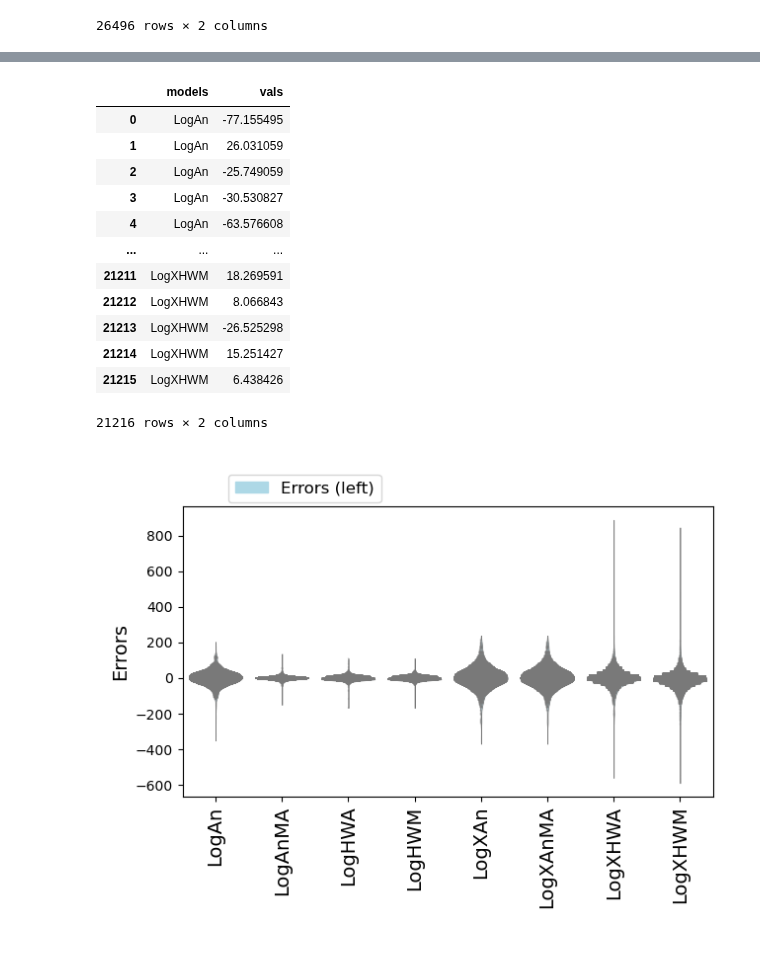
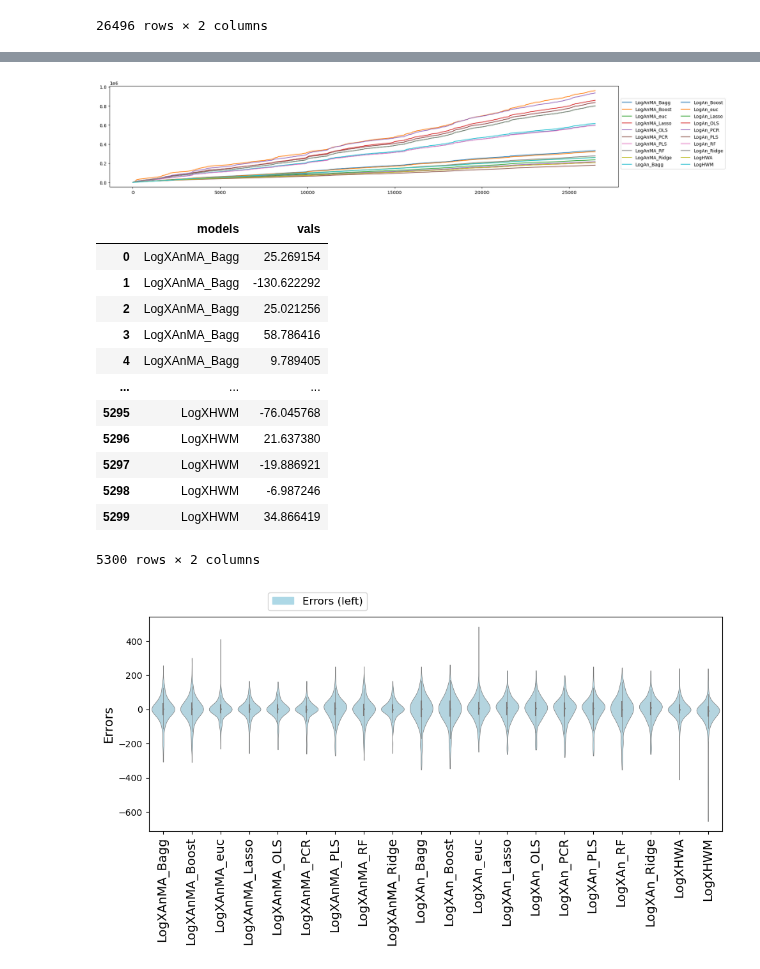
Before and after one commit to urieliram/analog, a Jupyter notebook: test.ipynb, the cells around one changed output, grey strips where cells are left out. Cells and saved outputs as stored; diff of their text form; code cells hidden in the pictures.

```diff
--- a/test.ipynb
+++ b/test.ipynb
@@ -243,23 +258,15 @@ plt.show()
 # %%
-a_methods = [
-    df_LogAn,
-    df_LogAnMA,
-    df_LogHWA,
-    df_LogHWM
-]
+d_errors = []
+df_serie4x_sel = df_serie4.iloc[49247:75767]
+for k in dict_df.keys():
+    if 'X' in k:
+        ts_e = df_serie4x_sel.reset_index().SERIE4 - dict_df[k].reset_index().y_pred
 
-d_errors = []
-for m in a_methods:
-    ts_e = df_serie4_sel.reset_index().SERIE4 - m.reset_index().y_pred
+    else:
+        ts_e = df_serie4_sel.reset_index().SERIE4 - dict_df[k].reset_index().y_pred
     d_errors.append(pd.Series(ts_e))
 df_errors = pd.DataFrame(d_errors)
-
 df_errors = df_errors.T
-df_errors.columns = [
-    'LogAn',
-    'LogAnMA',
-    'LogHWA',
-    'LogHWM'
-]
+df_errors.columns = dict_df.keys()
 df_errors
 # %% [output]
@@ -346,0 +286,3 @@ plt.show()
+# %%
+df_errors_x = df_errors[[c for c in df_errors.columns if 'X' in c]]
+df_errors_not_x = df_errors[[c for c in df_errors.columns if 'X' not in c]]
@@ -347,37 +298,46 @@ plt.show()
+# %%
+plt.figure(figsize=(20, 4))
+for c in df_errors_not_x.columns:
+    plt.plot(df_errors_not_x[c].abs().cumsum(), label = c)
+
+plt.legend(bbox_to_anchor=(1, 0.9), ncol = 2)
+plt.show()
+# %% [output]
+[figure, added]
 # %%
-df_errors_samp = df_errors_def.sample(frac=0.10)
+df_errors_x_samp = df_errors_x.sample(frac=0.01)
 # https://stackoverflow.com/a/46134162
-df_errors_melt = df_errors_samp.melt(var_name='models', value_name='vals')
-df_errors_melt
+df_errors_x_melt = df_errors_x_samp.melt(var_name='models', value_name='vals')
+df_errors_x_melt
 # %% [output]
 |  | models | vals |
-| 0 | LogAn | -77.155495 |
-| 1 | LogAn | 26.031059 |
-| 2 | LogAn | -25.749059 |
-| 3 | LogAn | -30.530827 |
-| 4 | LogAn | -63.576608 |
+| 0 | LogXAnMA_Bagg | 25.269154 |
+| 1 | LogXAnMA_Bagg | -130.622292 |
+| 2 | LogXAnMA_Bagg | 25.021256 |
+| 3 | LogXAnMA_Bagg | 58.786416 |
+| 4 | LogXAnMA_Bagg | 9.789405 |
 | ... | ... | ... |
-| 21211 | LogXHWM | 18.269591 |
-| 21212 | LogXHWM | 8.066843 |
-| 21213 | LogXHWM | -26.525298 |
-| 21214 | LogXHWM | 15.251427 |
-| 21215 | LogXHWM | 6.438426 |
+| 5295 | LogXHWM | -76.045768 |
+| 5296 | LogXHWM | 21.637380 |
+| 5297 | LogXHWM | -19.886921 |
+| 5298 | LogXHWM | -6.987246 |
+| 5299 | LogXHWM | 34.866419 |
-21216 rows × 2 columns
+5300 rows × 2 columns
 # %%
 # [ ] Gráfica a partir de muestreo de datos
 # [ ] Línea de tiempos
 # [ ] Ordenar por menor MAE
-plt.figure()
-sns.violinplot(x="models", y="vals", data=df_errors_melt, cut=0, inner = 'stick', scale = 'width', linewidth = 0.5, color = 'lightblue')
+plt.figure(figsize=(10, 6))
+sns.violinplot(x="models", y="vals", data=df_errors_x_melt, cut=0, scale = 'width', linewidth = 0.5, color = 'lightblue')
 plt.xticks(rotation = 90, fontsize = 14)
 plt.ylabel('Errors', fontsize = 14)
 plt.xlabel('')
 patch = mpatches.Patch(color='lightblue', label='Errors (left)')
 #plt.axvline(1, color = 'k', linestyle = '--', linewidth = 1)
 # Simple arrow
 #plt.annotate('Selected \n method', xy=(1.02, 40000000), fontsize=12, horizontalalignment='center', rotation = 90)
 plt.legend(handles=[patch], bbox_to_anchor = (0.39, 1.14), fontsize = 12)
 plt.tight_layout()
 plt.show()
 # %% [output]
-[figure, old version]
+[figure, new version]
```
Also changed, not shown: parts of 20 cells of this notebook.
